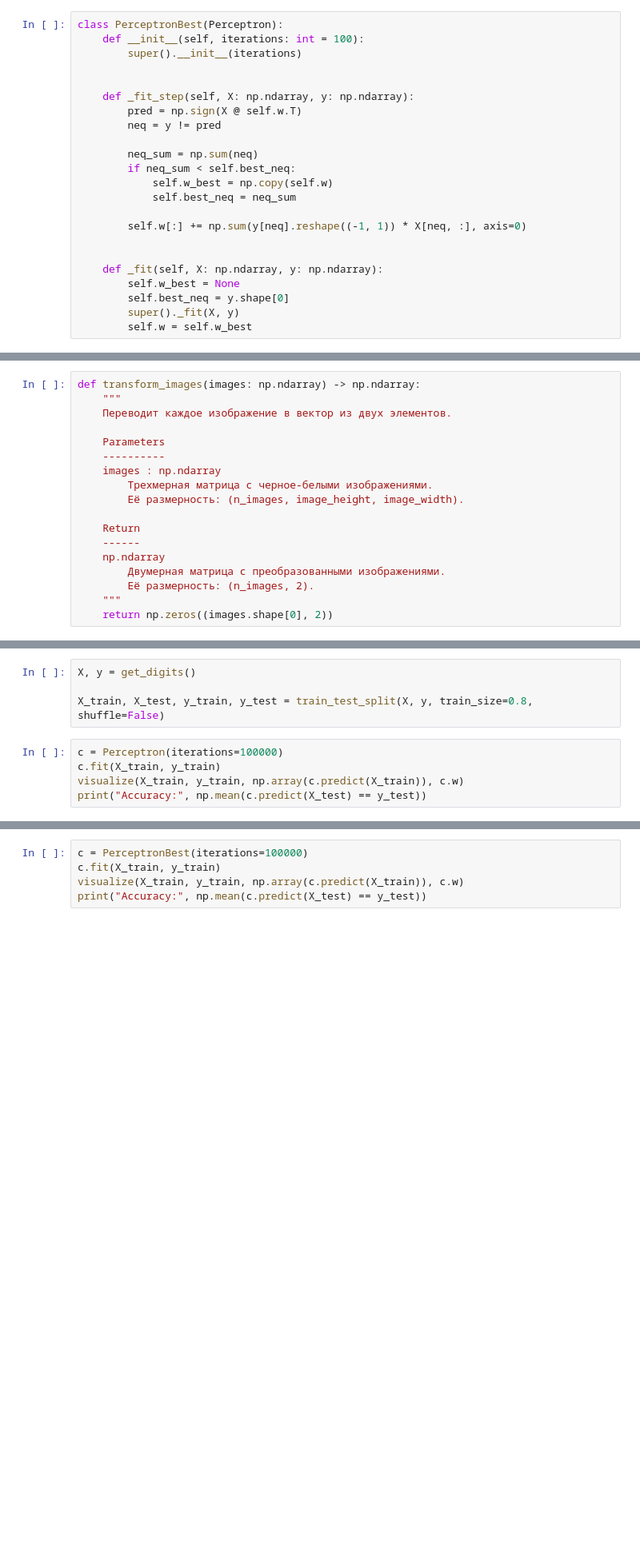
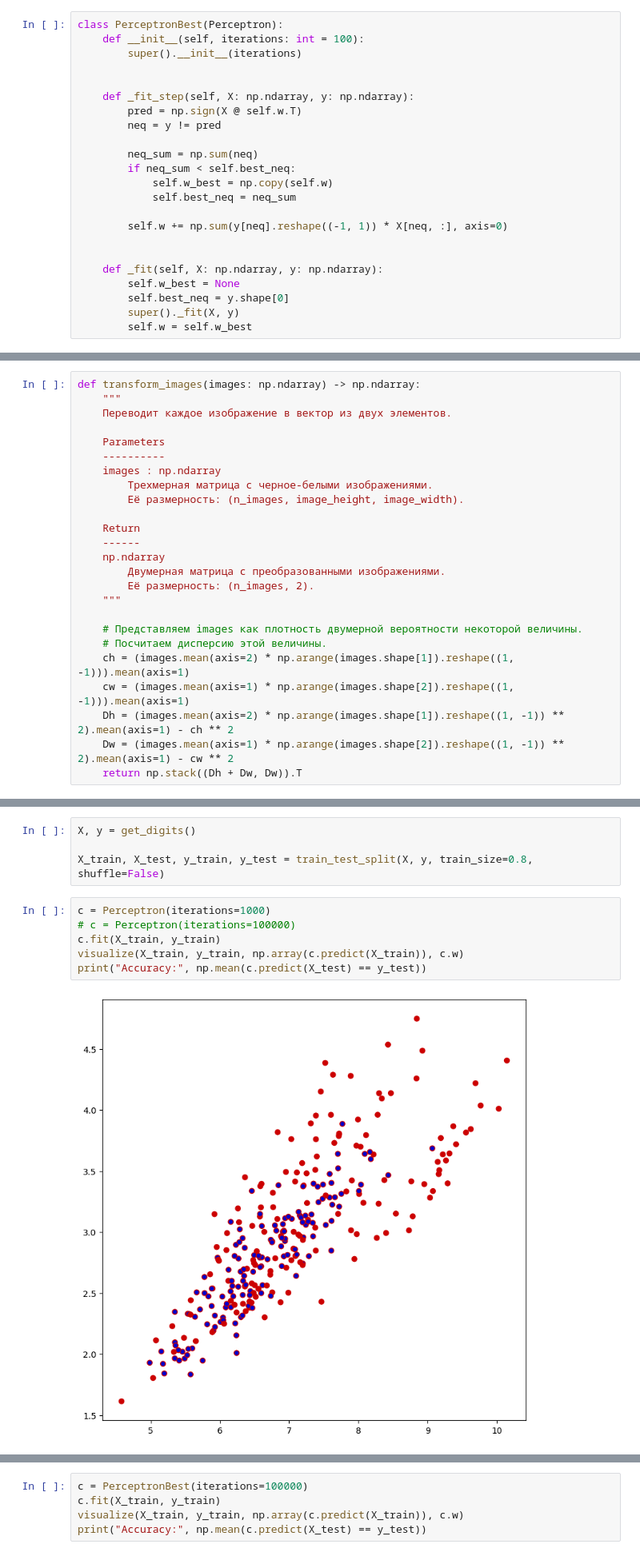
Before and after one commit to asurkis/sem9-ml-hw4, a Jupyter notebook: hw04_task.ipynb, the cells around one changed output, grey strips where cells are left out. Shown at 80% size. Cells and saved outputs as stored; diff of their text form; blank space fills up the shorter version.

```diff
--- a/hw04_task.ipynb
+++ b/hw04_task.ipynb
@@ -199,7 +204,7 @@ class PerceptronBest(Perceptron):
             self.w_best = np.copy(self.w)
             self.best_neq = neq_sum
 
-        self.w[:] += np.sum(y[neq].reshape((-1, 1)) * X[neq, :], axis=0)
+        self.w += np.sum(y[neq].reshape((-1, 1)) * X[neq, :], axis=0)
 
 
     def _fit(self, X: np.ndarray, y: np.ndarray):
@@ -245,7 +254,14 @@ def transform_images(images: np.ndarray) -> np.ndarray:
         Двумерная матрица с преобразованными изображениями.
         Её размерность: (n_images, 2).
     """
-    return np.zeros((images.shape[0], 2))
+
+    # Представляем images как плотность двумерной вероятности некоторой величины.
+    # Посчитаем дисперсию этой величины.
+    ch = (images.mean(axis=2) * np.arange(images.shape[1]).reshape((1, -1))).mean(axis=1)
+    cw = (images.mean(axis=1) * np.arange(images.shape[2]).reshape((1, -1))).mean(axis=1)
+    Dh = (images.mean(axis=2) * np.arange(images.shape[1]).reshape((1, -1)) ** 2).mean(axis=1) - ch ** 2
+    Dw = (images.mean(axis=1) * np.arange(images.shape[2]).reshape((1, -1)) ** 2).mean(axis=1) - cw ** 2
+    return np.stack((Dh + Dw, Dw)).T
 # %%
 def get_digits(y0=1, y1=5):
     data = datasets.load_digits()
@@ -271,7 +287,10 @@ X, y = get_digits()
 
 X_train, X_test, y_train, y_test = train_test_split(X, y, train_size=0.8, shuffle=False)
 # %%
-c = Perceptron(iterations=100000)
+c = Perceptron(iterations=1000)
+# c = Perceptron(iterations=100000)
 c.fit(X_train, y_train)
 visualize(X_train, y_train, np.array(c.predict(X_train)), c.w)
 print("Accuracy:", np.mean(c.predict(X_test) == y_test))
+# %% [output]
+[figure, added]
```
Also changed, not shown: parts of 8 cells of this notebook.
